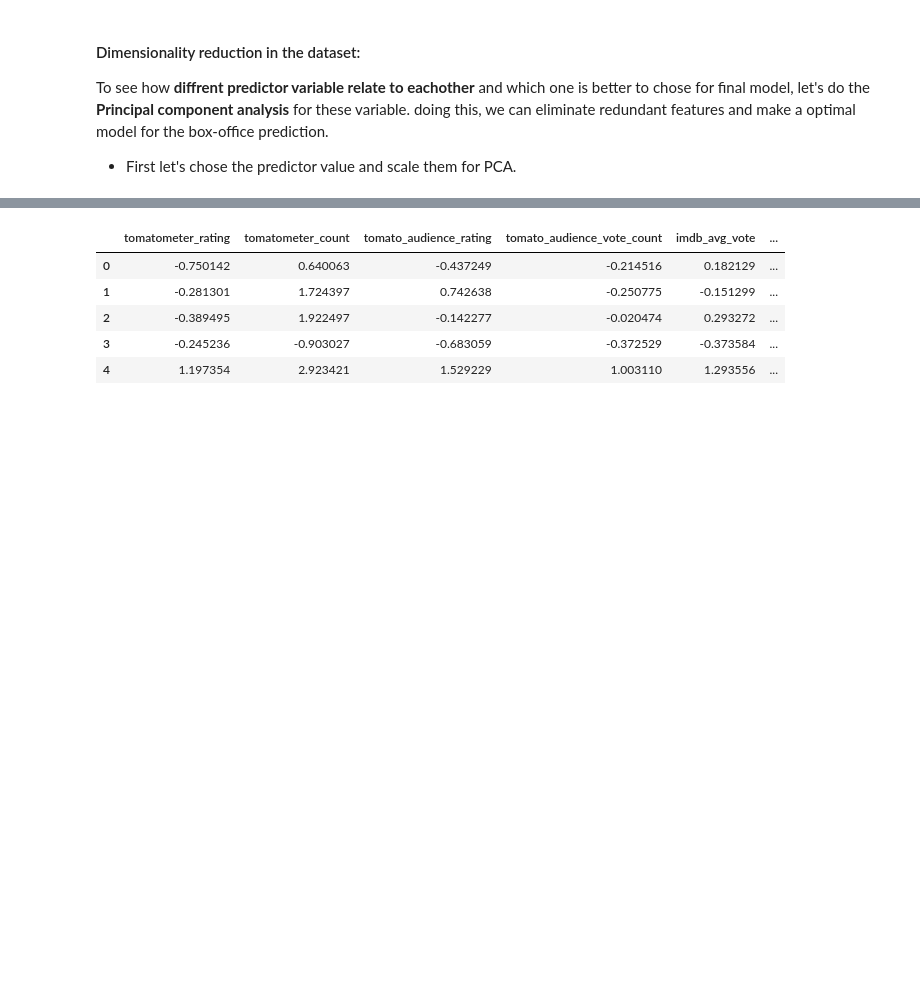
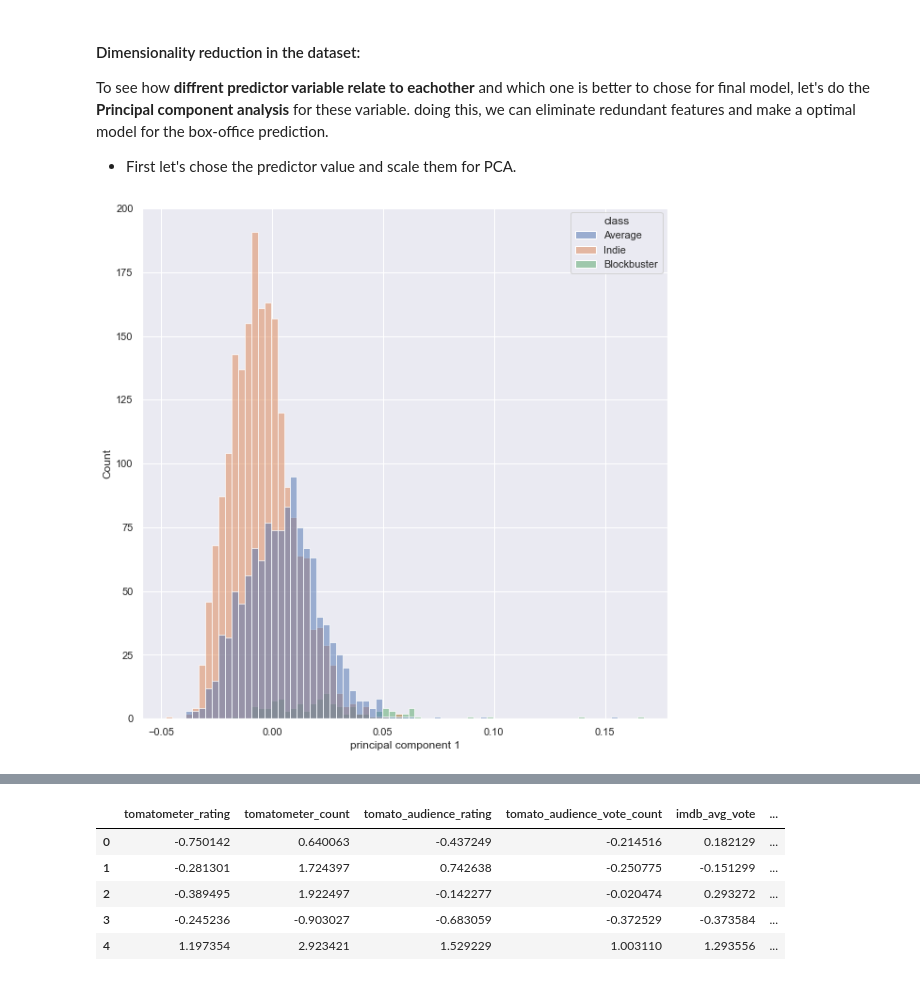
Before and after one commit to AminKafka/Movie-Boxoffice-Prediction-With-Critics-Votes, a Jupyter notebook: notebooks/EDA.ipynb, the cells around one changed output, grey strips where cells are left out. Cells and saved outputs as stored; diff of their text form; code cells hidden in the pictures; blank space fills up the shorter version.

```diff
--- a/notebooks/EDA.ipynb
+++ b/notebooks/EDA.ipynb
@@ -249,3 +250,18 @@ Another __interesting observation__ from this plot is in __tomatomatter vote vs
 To see how __diffrent predictor variable relate to eachother__ and which one is better to chose for final model, let's do the __Principal component analysis__ for these variable. doing this, we can eliminate redundant features and make a optimal model for the box-office prediction.
 
 - First let's chose the predictor value and scale them for PCA.
+# %%
+movie1 = movie.drop(columns=['Worldwide_Lifetime_Gross','class'])
+columns_scale = movie1.columns
+movie_scale = scale(movie1)
+movie_scale_df = pd.DataFrame(movie_scale, columns=(columns_scale))
+movie_scale_df = movie_scale_df.T
+movie_PCA = PCA(n_components=2).fit(movie_scale_df)
+principalDf = pd.DataFrame({'principal component 1':movie_PCA.components_[0],'principal component 2':movie_PCA.components_[1]})
+principalDf.head()
+finalDf = pd.concat([principalDf, movie[['class']]], axis = 1)
+finalDf.head()
+
+_ = sns.histplot(x='principal component 1',data=finalDf,hue='class')
+# %% [output]
+[figure, added]
```
Also changed, not shown: parts of 7 cells of this notebook.
